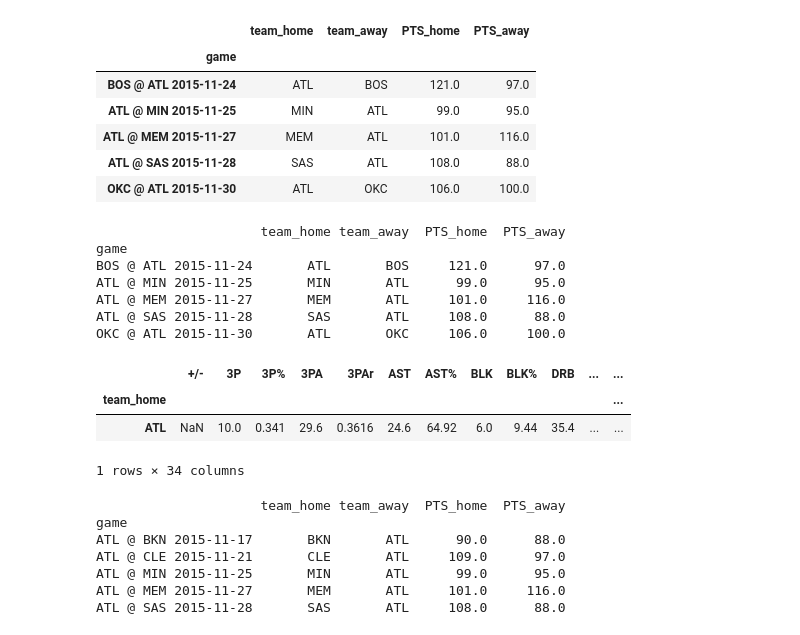
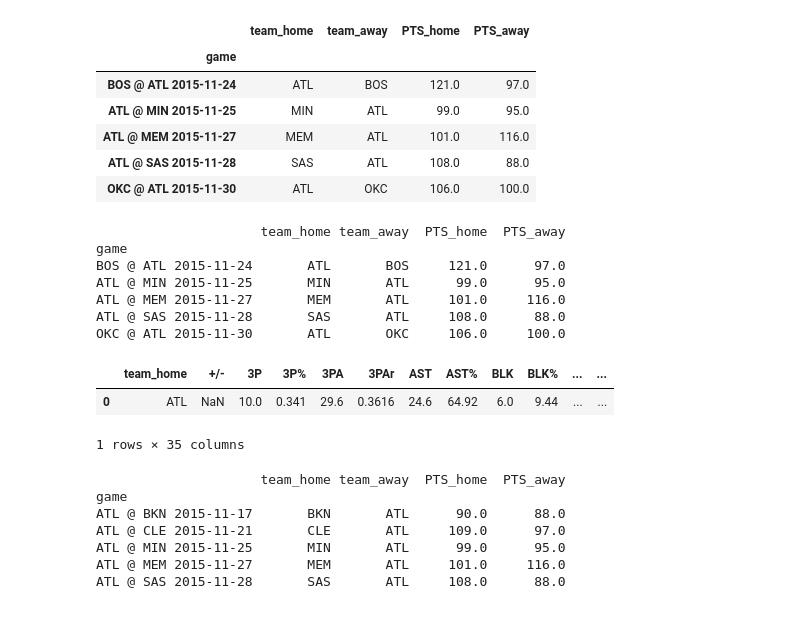
Before and after one commit to rafaelgasp/nba_games, a Jupyter notebook: Junta_DataFrames.ipynb, the cells around one changed output. Cells and saved outputs as stored; diff of their text form; code cells hidden in the pictures.

```diff
--- a/Junta_DataFrames.ipynb
+++ b/Junta_DataFrames.ipynb
@@ -213,7 +242,7 @@ away_games = game_totals[game_totals["fl_home"] == 0].set_index("game")
 # %%
 all_games = home_games.join(away_games, how="inner", lsuffix="_home", rsuffix="_away")
-all_games.drop(["home_home", "home_away", "year_month_home", "year_month_away", "fl_home_away",
-                "fl_home_home", "away_home", "away_away", "MP_away"], axis=1, inplace=True)
+all_games.drop(["year_month_home", "year_month_away", "fl_home_away",
+                "fl_home_home", "MP_away", "fl_home_away", "fl_home_home", "+/-", "+/-_home"], axis=1, inplace=True)
 # %%
 all_games.columns
 # %% [output]
@@ -255,6 +280,22 @@ get_season(all_games["date"][0])
+# %%
+def is_playoff(date):
+    # Playoffs 2016
+    if date >= datetime(2016, 4, 16) and date < datetime(2016, 6, 30):
+        return 1
+
+    # Playoffs 2017
+    elif date >= datetime(2017, 4, 15) and date < datetime(2017, 6, 30):
+        return 1
+
+     # Playoffs 2018
+    elif date >= datetime(2018, 4, 14) and date < datetime(2018, 6, 30):
+        return 1
+
+    return 0
 # %%
 all_games["date"] = [datetime.strptime(str(x)[10:20], '%Y-%m-%d') for x in all_games.index]
 all_games["season"] = [get_season(x) for x in all_games.date]
+all_games["fl_playoff"] = [is_playoff(x) for x in all_games.date]
 all_games = all_games.sort_values('date')
 # %%
 all_games["team_home_game_num"] = all_games.groupby(['team_home', 'season']).cumcount() + 1
@@ -348,19 +379,18 @@ all_games[(all_games["date"] < teste.iloc[10]["date"])
 | ATL @ SAS 2015-11-28 | SAS | ATL | 108.0 | 88.0 |
 | OKC @ ATL 2015-11-30 | ATL | OKC | 106.0 | 100.0 |
 # %%
-get_last_games(all_games, teste.iloc[10]["date"], "ATL", verbose=True)
+get_last_games(all_games, teste.iloc[10]["date"], "ATL", verbose=True).reset_index()
 # %% [output]
                      team_home team_away  PTS_home  PTS_away
 game
 BOS @ ATL 2015-11-24       ATL       BOS     121.0      97.0
 ATL @ MIN 2015-11-25       MIN       ATL      99.0      95.0
 ATL @ MEM 2015-11-27       MEM       ATL     101.0     116.0
 ATL @ SAS 2015-11-28       SAS       ATL     108.0      88.0
 OKC @ ATL 2015-11-30       ATL       OKC     106.0     100.0
-|  | +/- | 3P | 3P% | 3PA | 3PAr | AST | AST% | BLK | BLK% | DRB | ... | ... |
-| team_home |  |  |  |  |  |  |  |  |  |  |  | ... |
-| ATL | NaN | 10.0 | 0.341 | 29.6 | 0.3616 | 24.6 | 64.92 | 6.0 | 9.44 | 35.4 | ... | ... |
+|  | team_home | +/- | 3P | 3P% | 3PA | 3PAr | AST | AST% | BLK | BLK% | ... | ... |
+| 0 | ATL | NaN | 10.0 | 0.341 | 29.6 | 0.3616 | 24.6 | 64.92 | 6.0 | 9.44 | ... | ... |
-1 rows × 34 columns
+1 rows × 35 columns
 # %%
 get_last_games(all_games, teste.iloc[10]["date"], "ATL", verbose=True, filter="away")
 # %% [output]
```
Also changed, not shown: parts of 33 cells of this notebook, 9 other files.
